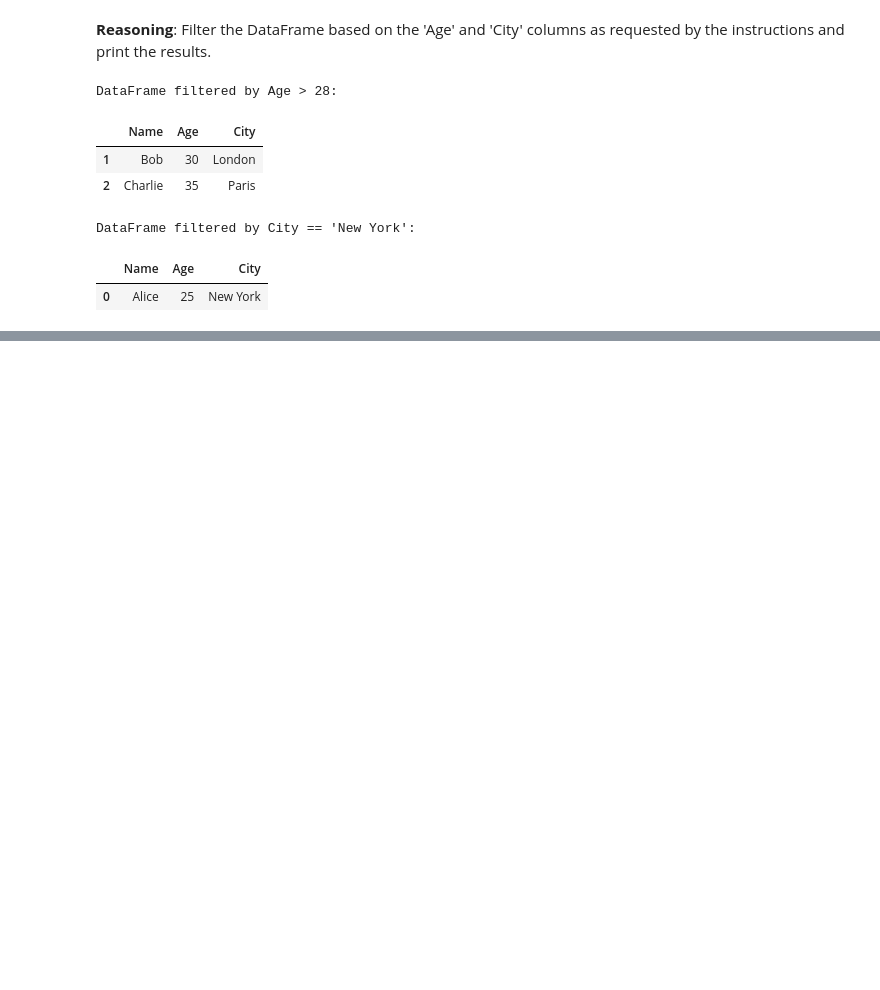
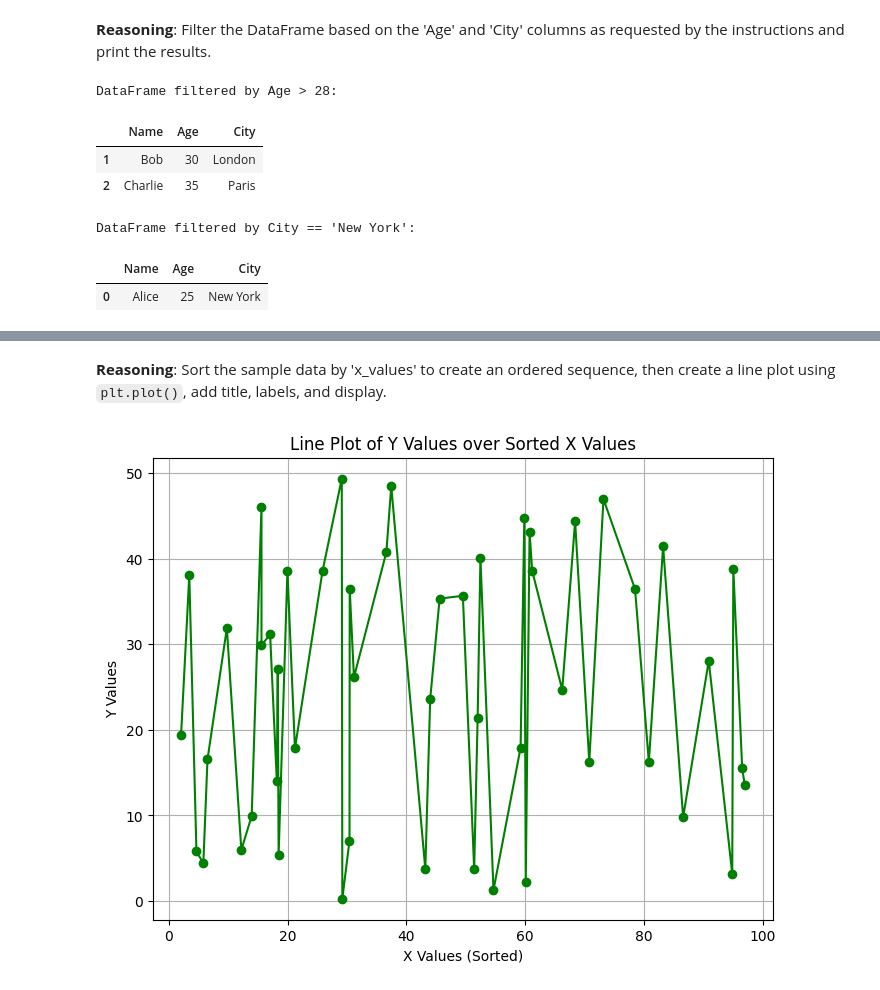
Before and after one commit to AI-Junction/Learn-ML, a Jupyter notebook: LearnPandasPart3.ipynb, the cells around one changed output, grey strips where cells are left out. Saved outputs shown, nothing was run; the diff lists cells and outputs as text; code cells hidden in the pictures; blank space fills up the shorter version.

```diff
--- a/LearnPandasPart3.ipynb
+++ b/LearnPandasPart3.ipynb
@@ -178,0 +491,23 @@ DataFrame filtered by City == 'New York':
+# %% [markdown]
+**Reasoning**:
+Sort the sample data by 'x_values' to create an ordered sequence, then create a line plot using `plt.plot()`, add title, labels, and display.
+# %%
+# Sort the sample data by 'x_values' for a meaningful line plot
+df_sample_sorted = df_sample.sort_values(by='x_values')
+
+# Create a line plot
+plt.figure(figsize=(8, 6))
+plt.plot(df_sample_sorted['x_values'], df_sample_sorted['y_values'], marker='o', linestyle='-', color='green') # Add markers and style
+
+# Add title and labels
+plt.title('Line Plot of Y Values over Sorted X Values')
+plt.xlabel('X Values (Sorted)')
+plt.ylabel('Y Values')
+
+# Add grid
+plt.grid(True)
+
+# Display the plot
+plt.show()
+# %% [output]
+[figure, added]
```
Also changed, not shown: parts of 29 cells of this notebook.
